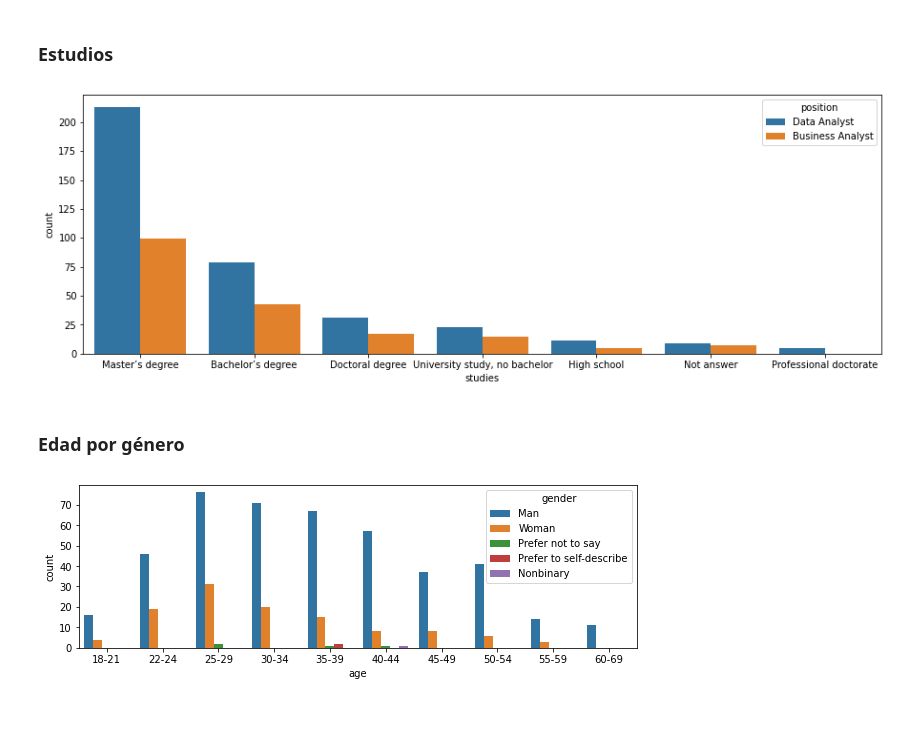
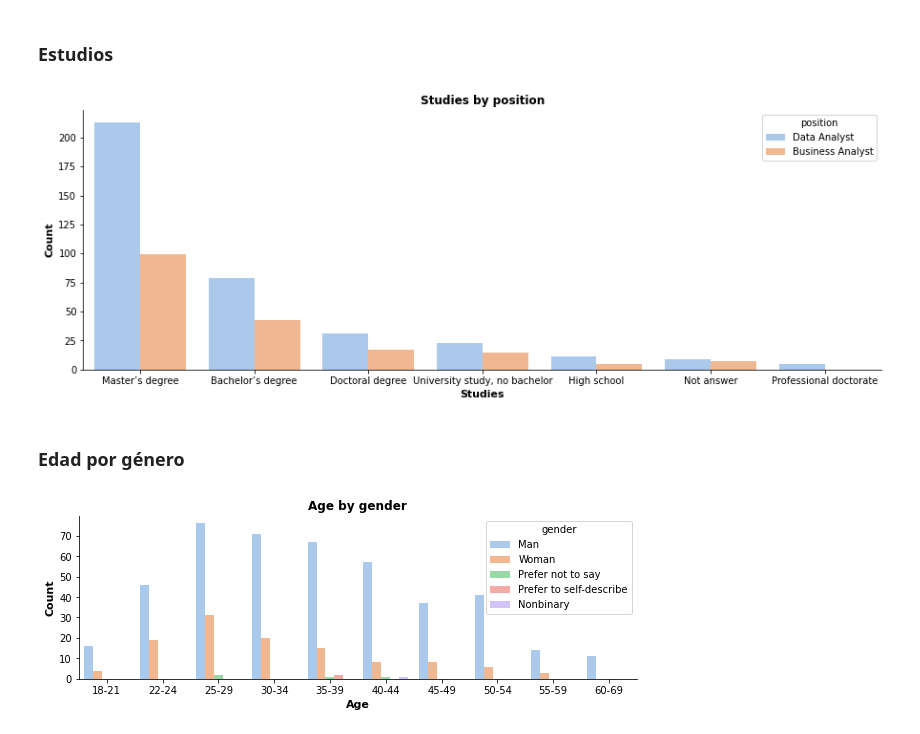
Before and after one commit to MonicaSL110/proyecto-transformacion-digital, a Jupyter notebook: preguntas_graficas.ipynb, the cells around one changed output. Saved outputs shown, nothing was run; the diff lists cells and outputs as text; code cells hidden in the pictures.

```diff
--- a/preguntas_graficas.ipynb
+++ b/preguntas_graficas.ipynb
@@ -133,15 +170,29 @@ sns.countplot(x='years_programming',hue='position',data=df,order=lista_años_pro
 lista_estudios = ['Master’s degree','Bachelor’s degree','Doctoral degree','University study, no bachelor','High school','Not answer','Professional doctorate']
 # %%
 plt.figure(figsize= (15,5))
-sns.countplot(x='studies',hue='position',data=df,order=lista_estudios);
+fig = sns.countplot(x='studies',hue='position',data=df,order=lista_estudios,palette = 'pastel')
+fig.set_xlabel('Studies', fontweight = "bold", fontsize = 11)
+fig.set_ylabel('Count', fontweight = "bold", fontsize = 11)
+
+fig.set_title('Studies by position', fontweight = "bold", fontsize = 12)
+
+fig.spines['top'].set_visible(False)
+fig.spines['right'].set_visible(False);
 # %% [output]
-[figure, old version]
+[figure, new version]
 # %% [markdown]
 ### Edad por género
 # %%
 lista_años = ['18-21','22-24','25-29','30-34','35-39','40-44','45-49','50-54','55-59','60-69']
 # %%
 plt.figure(figsize= (10,3))
-sns.countplot(x='age',hue='gender',data=df,order=lista_años);
+fig = sns.countplot(x='age',hue='gender',data=df,order=lista_años,palette = 'pastel')
+fig.set_xlabel('Age', fontweight = "bold", fontsize = 11)
+fig.set_ylabel('Count', fontweight = "bold", fontsize = 11)
+
+fig.set_title('Age by gender', fontweight = "bold", fontsize = 12)
+
+fig.spines['top'].set_visible(False)
+fig.spines['right'].set_visible(False);
 # %% [output]
-[figure, old version]
+[figure, new version]
```
Also changed, not shown: parts of 12 cells of this notebook.
